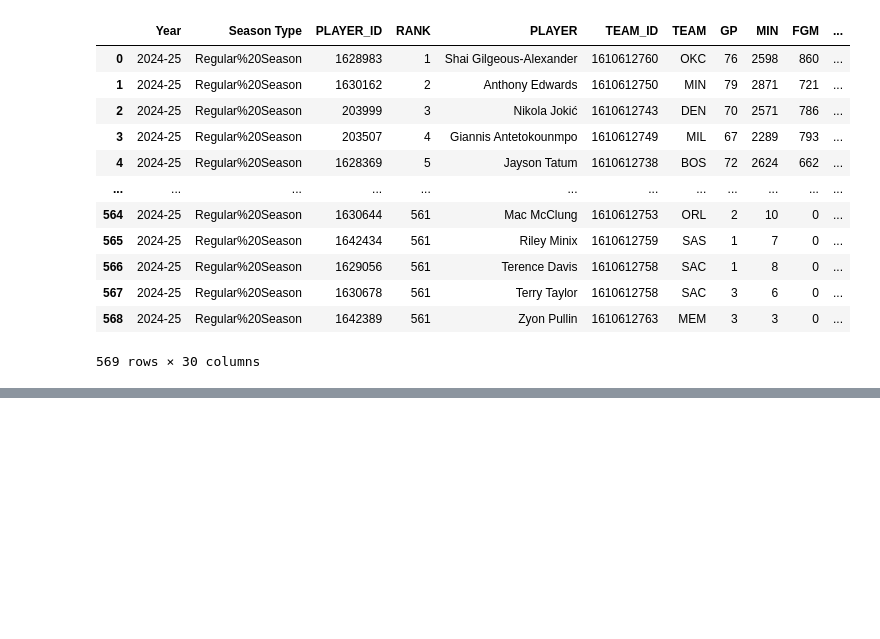
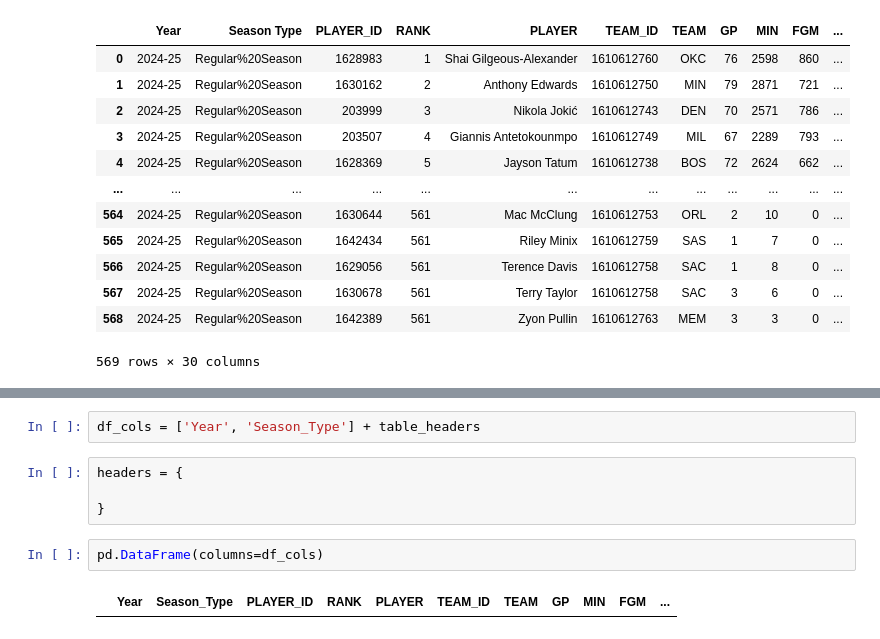
Before and after one commit to ronhq/StatBuilder, a Jupyter notebook: notebook/StatBuilder_24_25_RS.ipynb, the cells around one changed output, grey strips where cells are left out. Cells and saved outputs as stored; diff of their text form; blank space fills up the shorter version.

```diff
--- a/notebook/StatBuilder_24_25_RS.ipynb
+++ b/notebook/StatBuilder_24_25_RS.ipynb
@@ -32,0 +38,10 @@ temp_df3
+# %%
+df_cols = ['Year', 'Season_Type'] + table_headers
+# %%
+headers = {
+
+}
+# %%
+pd.DataFrame(columns=df_cols)
+# %% [output]
+|  | Year | Season_Type | PLAYER_ID | RANK | PLAYER | TEAM_ID | TEAM | GP | MIN | FGM | ... |
```
Also changed, not shown: parts of 2 cells of this notebook.
